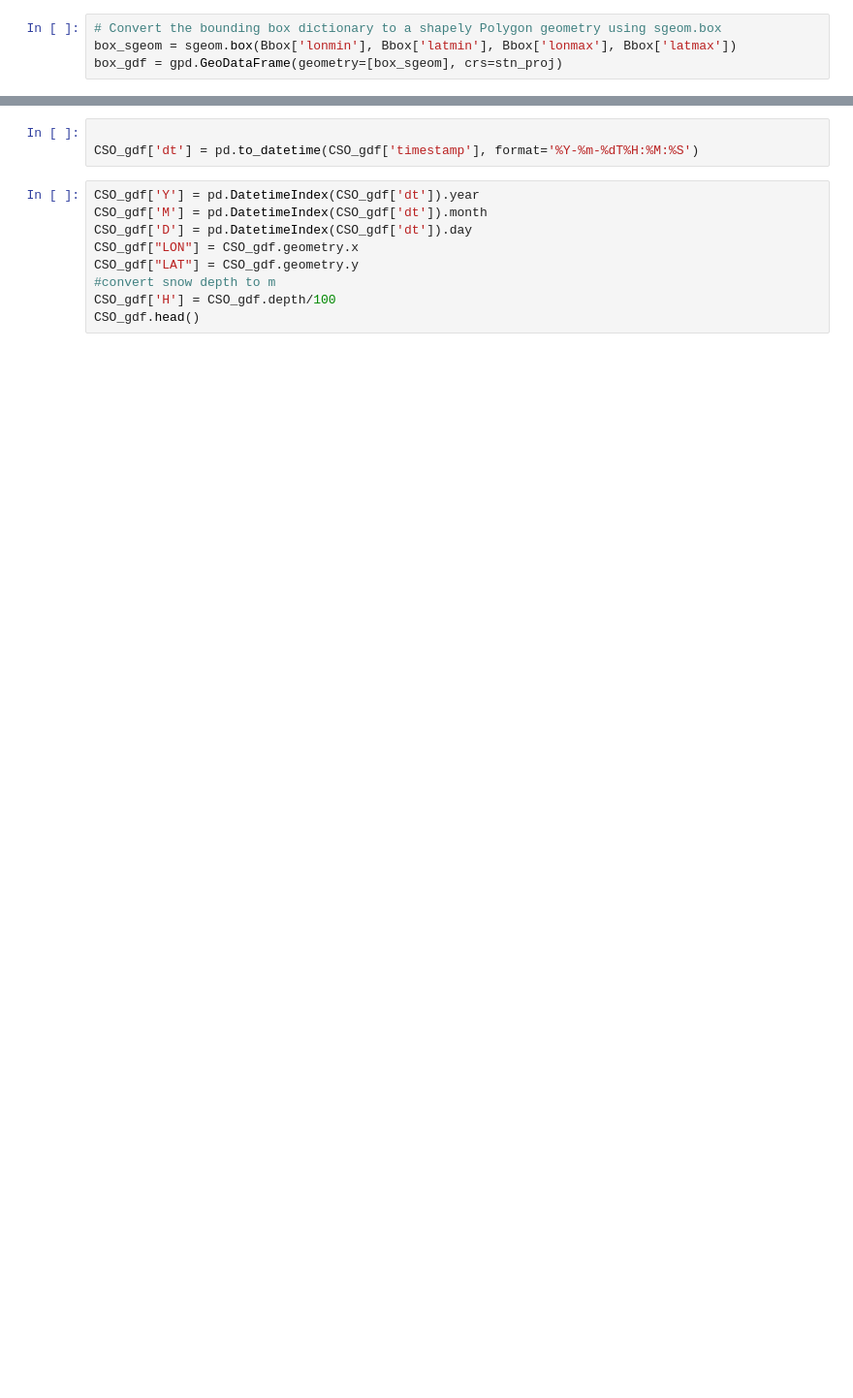
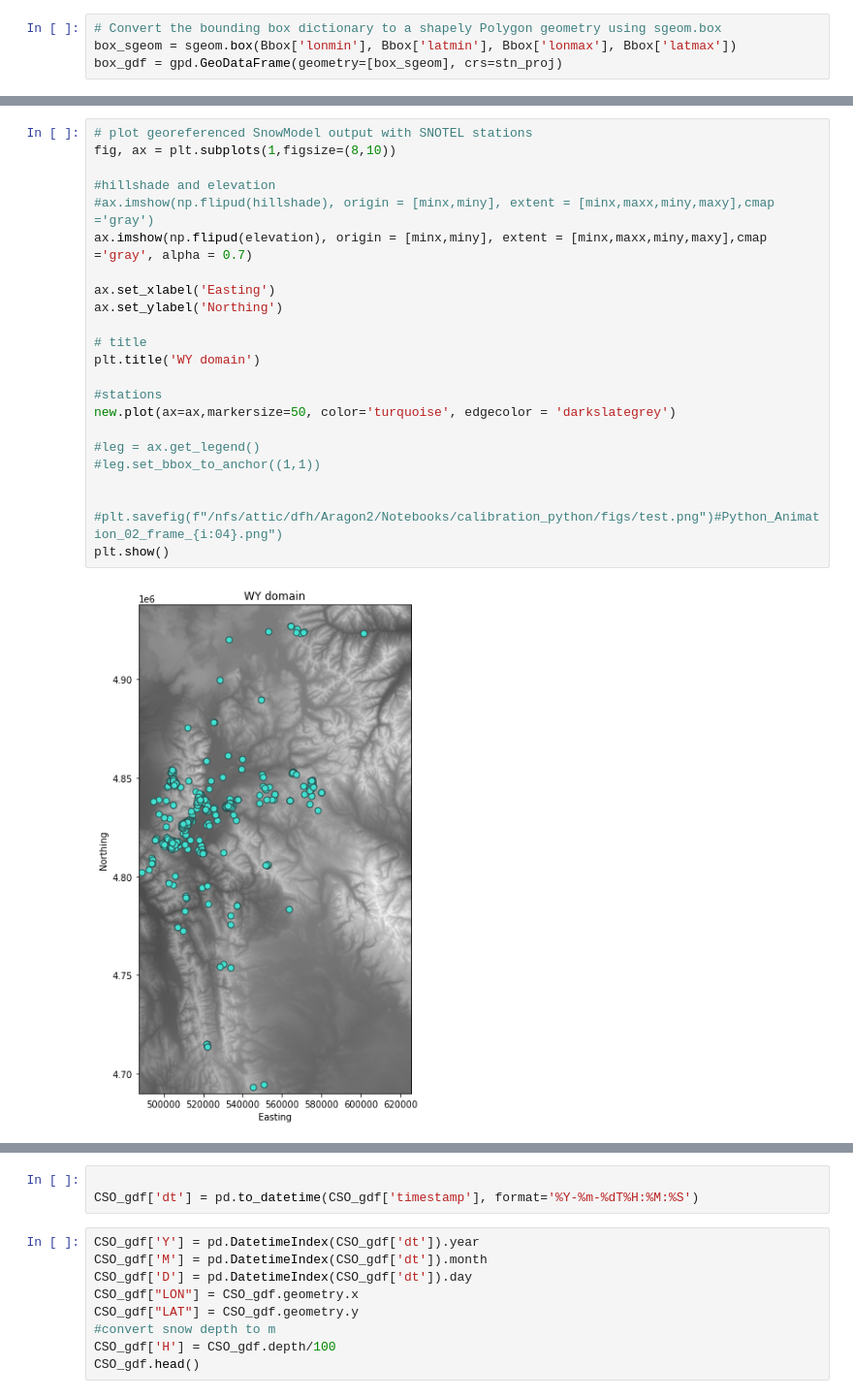
Before and after one commit to snowmodel-tools/assimilation_python, a Jupyter notebook: CSOdata2SM.ipynb, the cells around one changed output, grey strips where cells are left out. Shown at 97% size. Cells and saved outputs as stored; diff of their text form; blank space fills up the shorter version.

```diff
--- a/CSOdata2SM.ipynb
+++ b/CSOdata2SM.ipynb
@@ -50,0 +111,25 @@ CSO_gdf.head()
+# %%
+# plot georeferenced SnowModel output with SNOTEL stations
+fig, ax = plt.subplots(1,figsize=(8,10))
+
+#hillshade and elevation
+#ax.imshow(np.flipud(hillshade), origin = [minx,miny], extent = [minx,maxx,miny,maxy],cmap ='gray')
+ax.imshow(np.flipud(elevation), origin = [minx,miny], extent = [minx,maxx,miny,maxy],cmap ='gray', alpha = 0.7)
+
+ax.set_xlabel('Easting')
+ax.set_ylabel('Northing')
+
+# title
+plt.title('WY domain')
+
+#stations
+new.plot(ax=ax,markersize=50, color='turquoise', edgecolor = 'darkslategrey')
+
+#leg = ax.get_legend()
+#leg.set_bbox_to_anchor((1,1))
+
+
+#plt.savefig(f"/nfs/attic/dfh/Aragon2/Notebooks/calibration_python/figs/test.png")#Python_Animation_02_frame_{i:04}.png")
+plt.show()
+# %% [output]
+[figure, added]
```
Also changed, not shown: parts of 21 cells of this notebook.
